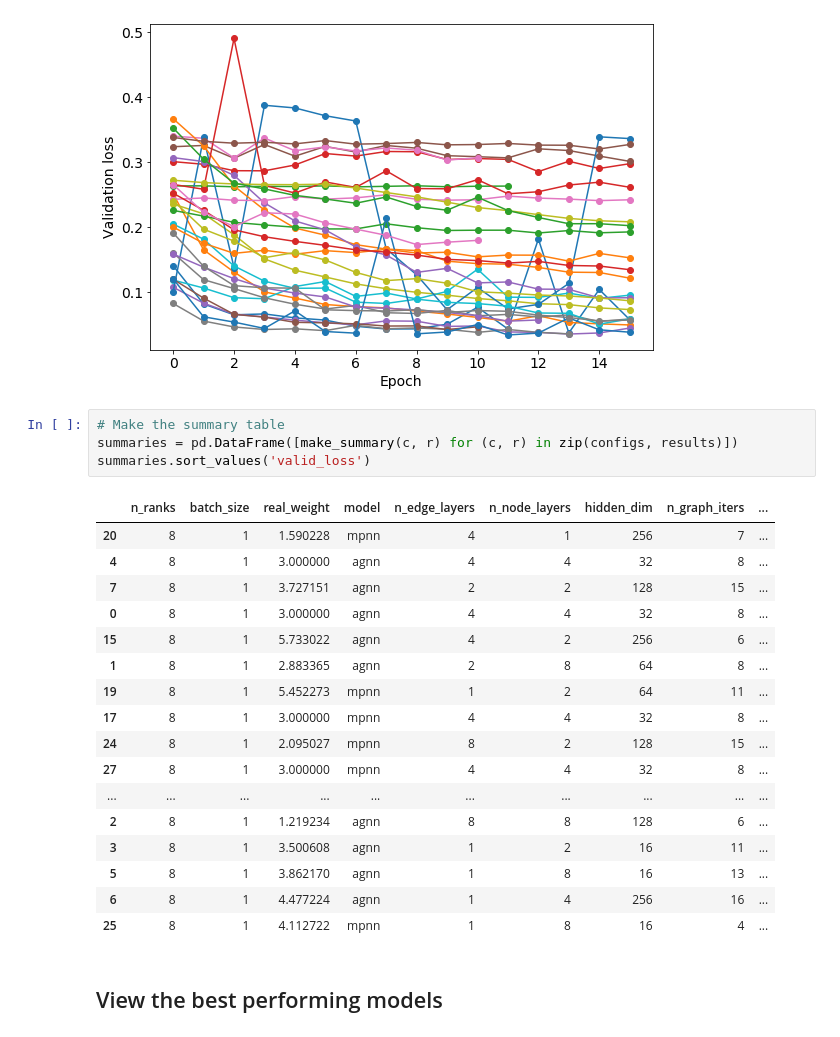
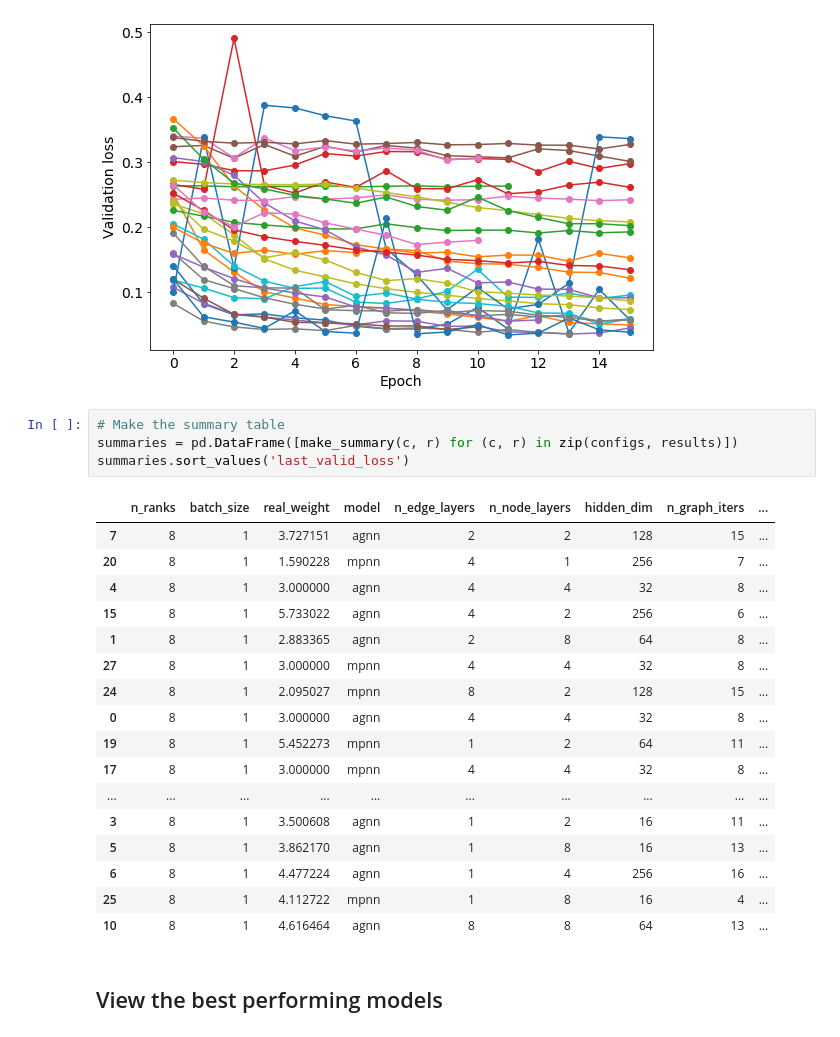
Before and after one commit to sparticlesteve/heptrkx-gnn-tracking, a Jupyter notebook: notebooks/HPOAnalysis.ipynb, the cells around one changed output. Cells and saved outputs as stored; diff of their text form.

```diff
--- a/notebooks/HPOAnalysis.ipynb
+++ b/notebooks/HPOAnalysis.ipynb
@@ -115,25 +91,25 @@ plt.ylabel('Validation loss');
 # %%
 # Make the summary table
 summaries = pd.DataFrame([make_summary(c, r) for (c, r) in zip(configs, results)])
-summaries.sort_values('valid_loss')
+summaries.sort_values('last_valid_loss')
 # %% [output]
 |  | n_ranks | batch_size | real_weight | model | n_edge_layers | n_node_layers | hidden_dim | n_graph_iters | ... |
+| 7 | 8 | 1 | 3.727151 | agnn | 2 | 2 | 128 | 15 | ... |
 | 20 | 8 | 1 | 1.590228 | mpnn | 4 | 1 | 256 | 7 | ... |
 | 4 | 8 | 1 | 3.000000 | agnn | 4 | 4 | 32 | 8 | ... |
-| 7 | 8 | 1 | 3.727151 | agnn | 2 | 2 | 128 | 15 | ... |
-| 0 | 8 | 1 | 3.000000 | agnn | 4 | 4 | 32 | 8 | ... |
 | 15 | 8 | 1 | 5.733022 | agnn | 4 | 2 | 256 | 6 | ... |
 | 1 | 8 | 1 | 2.883365 | agnn | 2 | 8 | 64 | 8 | ... |
+| 27 | 8 | 1 | 3.000000 | mpnn | 4 | 4 | 32 | 8 | ... |
+| 24 | 8 | 1 | 2.095027 | mpnn | 8 | 2 | 128 | 15 | ... |
+| 0 | 8 | 1 | 3.000000 | agnn | 4 | 4 | 32 | 8 | ... |
 | 19 | 8 | 1 | 5.452273 | mpnn | 1 | 2 | 64 | 11 | ... |
 | 17 | 8 | 1 | 3.000000 | mpnn | 4 | 4 | 32 | 8 | ... |
-| 24 | 8 | 1 | 2.095027 | mpnn | 8 | 2 | 128 | 15 | ... |
-| 27 | 8 | 1 | 3.000000 | mpnn | 4 | 4 | 32 | 8 | ... |
 | ... | ... | ... | ... | ... | ... | ... | ... | ... | ... |
-| 2 | 8 | 1 | 1.219234 | agnn | 8 | 8 | 128 | 6 | ... |
 | 3 | 8 | 1 | 3.500608 | agnn | 1 | 2 | 16 | 11 | ... |
 | 5 | 8 | 1 | 3.862170 | agnn | 1 | 8 | 16 | 13 | ... |
 | 6 | 8 | 1 | 4.477224 | agnn | 1 | 4 | 256 | 16 | ... |
 | 25 | 8 | 1 | 4.112722 | mpnn | 1 | 8 | 16 | 4 | ... |
+| 10 | 8 | 1 | 4.616464 | agnn | 8 | 8 | 64 | 13 | ... |
 # %% [markdown]
 ## View the best performing models
 # %%
```
Also changed, not shown: parts of 6 cells of this notebook, 2 other files.
